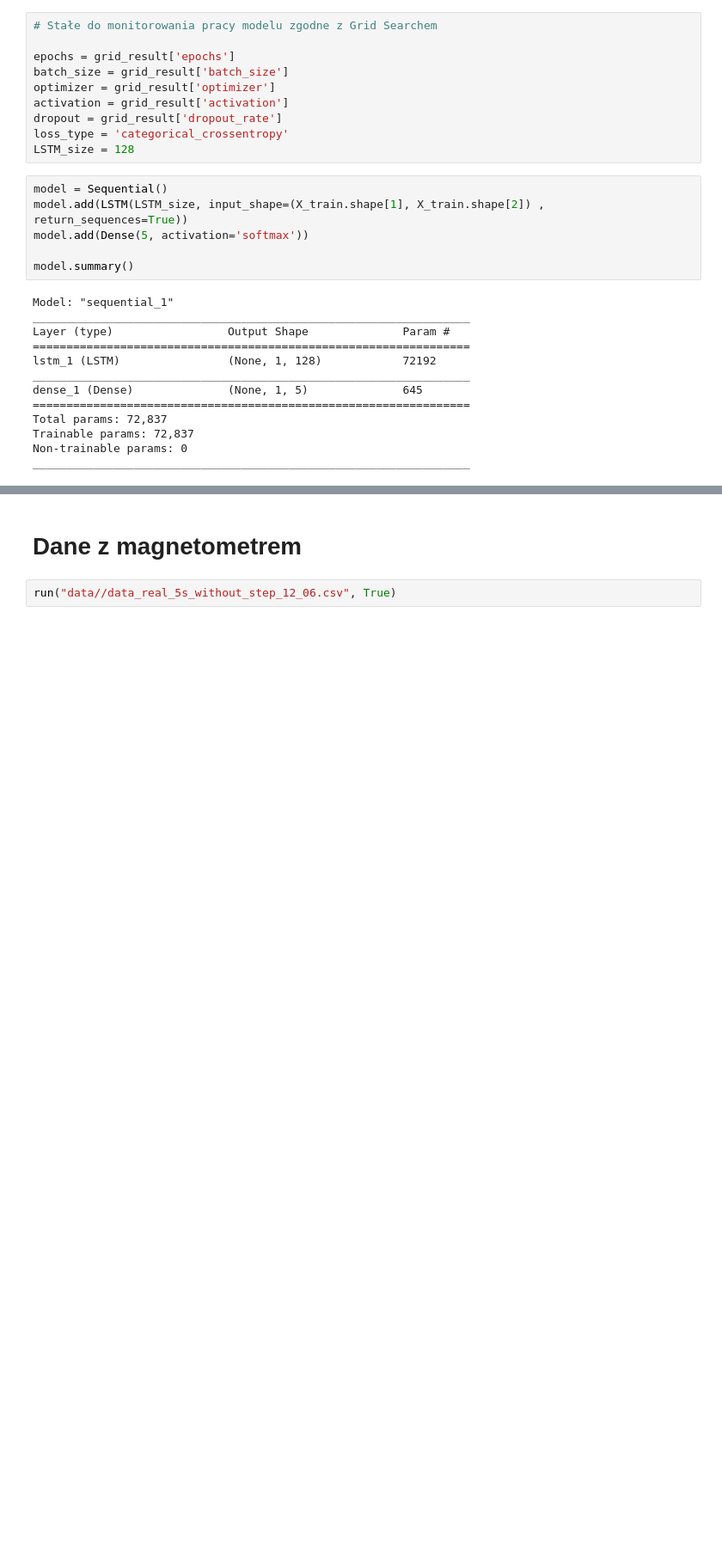
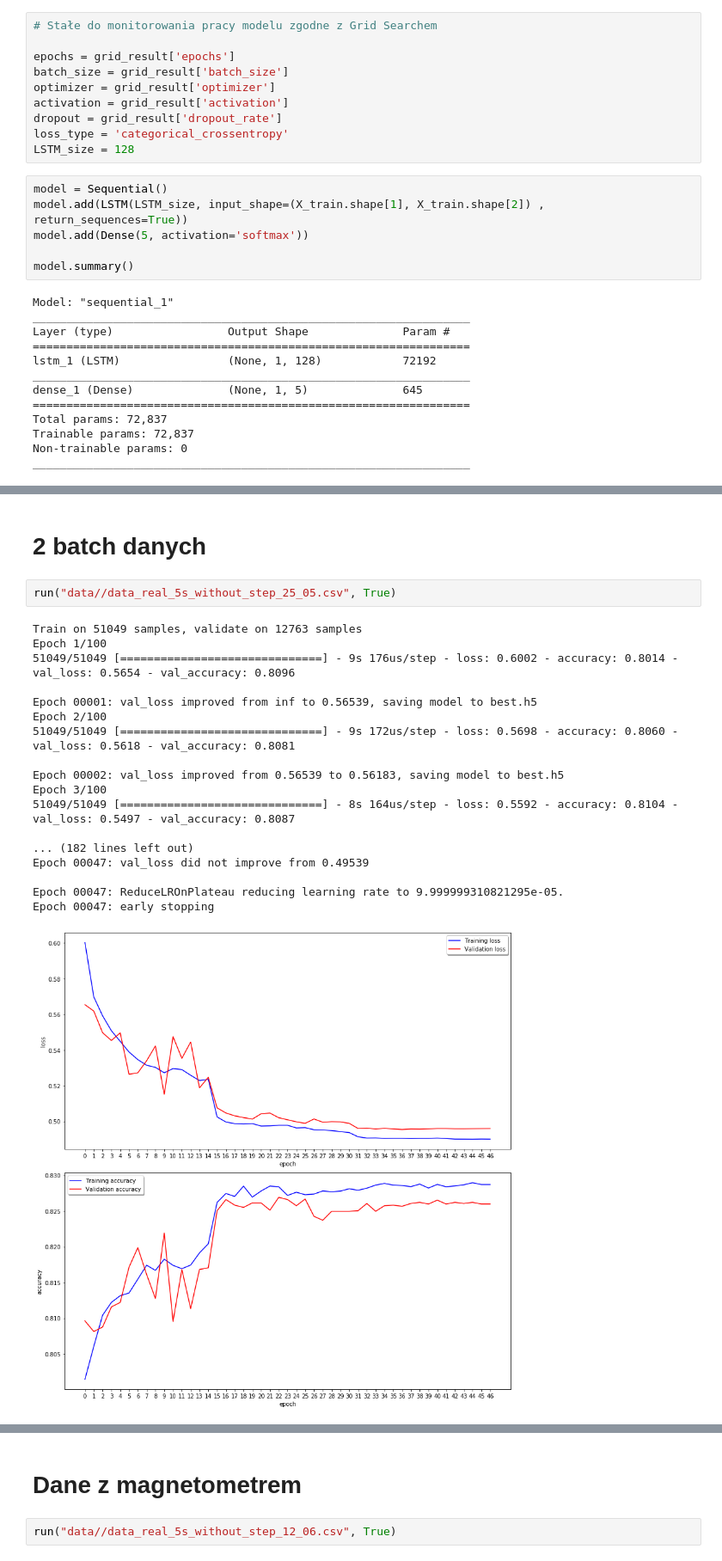
Before and after one commit to Torak28/Auto-Tag, a Jupyter notebook: LSTM_v5.ipynb, the cells around one changed output, grey strips where cells are left out. Shown at 86% size. Saved outputs shown, nothing was run; the diff lists cells and outputs as text; blank space fills up the shorter version.

```diff
--- a/LSTM_v5.ipynb
+++ b/LSTM_v5.ipynb
@@ -752,0 +710,23 @@ def run(link, mag, target=False):
+# %% [markdown]
+# 2 batch danych
+# %%
+run("data//data_real_5s_without_step_25_05.csv", True)
+# %% [output]
+Train on 51049 samples, validate on 12763 samples
+Epoch 1/100
+51049/51049 [==============================] - 9s 176us/step - loss: 0.6002 - accuracy: 0.8014 - val_loss: 0.5654 - val_accuracy: 0.8096
+
+Epoch 00001: val_loss improved from inf to 0.56539, saving model to best.h5
+Epoch 2/100
+51049/51049 [==============================] - 9s 172us/step - loss: 0.5698 - accuracy: 0.8060 - val_loss: 0.5618 - val_accuracy: 0.8081
+
+Epoch 00002: val_loss improved from 0.56539 to 0.56183, saving model to best.h5
+Epoch 3/100
+51049/51049 [==============================] - 8s 164us/step - loss: 0.5592 - accuracy: 0.8104 - val_loss: 0.5497 - val_accuracy: 0.8087
+
+... (182 lines left out)
+Epoch 00047: val_loss did not improve from 0.49539
+
+Epoch 00047: ReduceLROnPlateau reducing learning rate to 9.999999310821295e-05.
+Epoch 00047: early stopping
+[figure, added]
```
Also changed, not shown: parts of 27 cells of this notebook.
